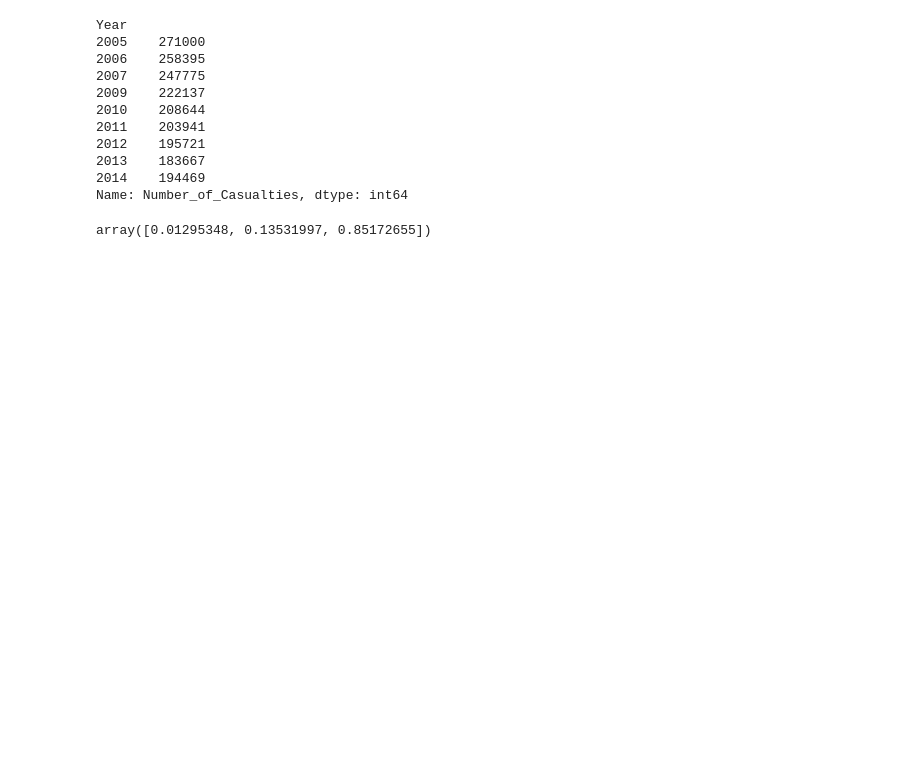
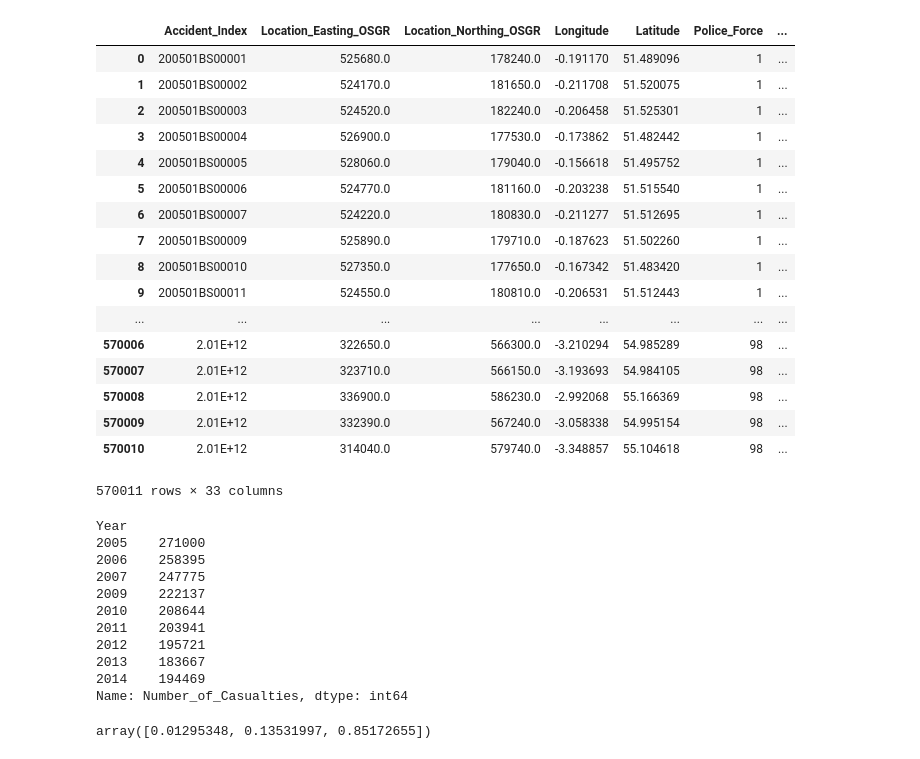
Before and after one commit to ExterminatingTheCode/ukAccidentAnalysis, a Jupyter notebook: FirstExplore.ipynb, the cells around one changed output. Drawn from its saved outputs; the diff is of its cells as text; code cells hidden in the pictures; blank space fills up the shorter version.

```diff
--- a/FirstExplore.ipynb
+++ b/FirstExplore.ipynb
@@ -43,3 +46,24 @@ memory usage: 381.3+ MB
+# %%
+df1
+# %% [output]
+|  | Accident_Index | Location_Easting_OSGR | Location_Northing_OSGR | Longitude | Latitude | Police_Force | ... |
+| 0 | 200501BS00001 | 525680.0 | 178240.0 | -0.191170 | 51.489096 | 1 | ... |
+| 1 | 200501BS00002 | 524170.0 | 181650.0 | -0.211708 | 51.520075 | 1 | ... |
+| 2 | 200501BS00003 | 524520.0 | 182240.0 | -0.206458 | 51.525301 | 1 | ... |
+| 3 | 200501BS00004 | 526900.0 | 177530.0 | -0.173862 | 51.482442 | 1 | ... |
+| 4 | 200501BS00005 | 528060.0 | 179040.0 | -0.156618 | 51.495752 | 1 | ... |
+| 5 | 200501BS00006 | 524770.0 | 181160.0 | -0.203238 | 51.515540 | 1 | ... |
+| 6 | 200501BS00007 | 524220.0 | 180830.0 | -0.211277 | 51.512695 | 1 | ... |
+| 7 | 200501BS00009 | 525890.0 | 179710.0 | -0.187623 | 51.502260 | 1 | ... |
+| 8 | 200501BS00010 | 527350.0 | 177650.0 | -0.167342 | 51.483420 | 1 | ... |
+| 9 | 200501BS00011 | 524550.0 | 180810.0 | -0.206531 | 51.512443 | 1 | ... |
+| ... | ... | ... | ... | ... | ... | ... | ... |
+| 570006 | 2.01E+12 | 322650.0 | 566300.0 | -3.210294 | 54.985289 | 98 | ... |
+| 570007 | 2.01E+12 | 323710.0 | 566150.0 | -3.193693 | 54.984105 | 98 | ... |
+| 570008 | 2.01E+12 | 336900.0 | 586230.0 | -2.992068 | 55.166369 | 98 | ... |
+| 570009 | 2.01E+12 | 332390.0 | 567240.0 | -3.058338 | 54.995154 | 98 | ... |
+| 570010 | 2.01E+12 | 314040.0 | 579740.0 | -3.348857 | 55.104618 | 98 | ... |
+570011 rows × 33 columns
 # %%
 del df['Police_Force']
 del df['Local_Authority_(Highway)']
```
Also changed, not shown: parts of 43 cells of this notebook, 3 other files.
